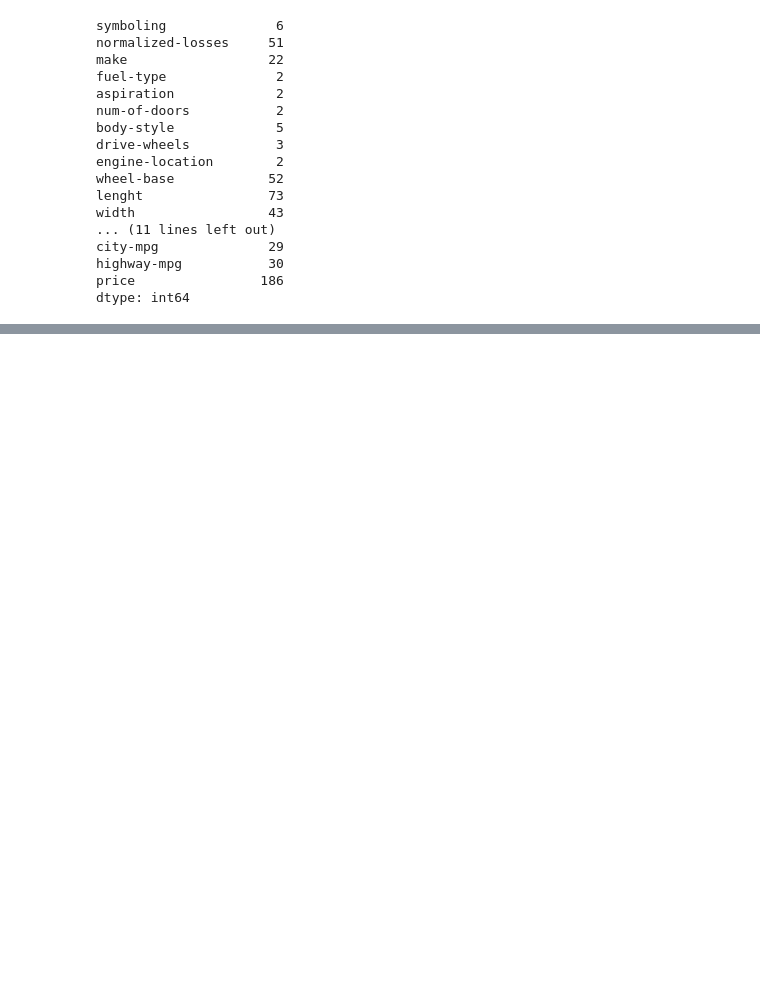
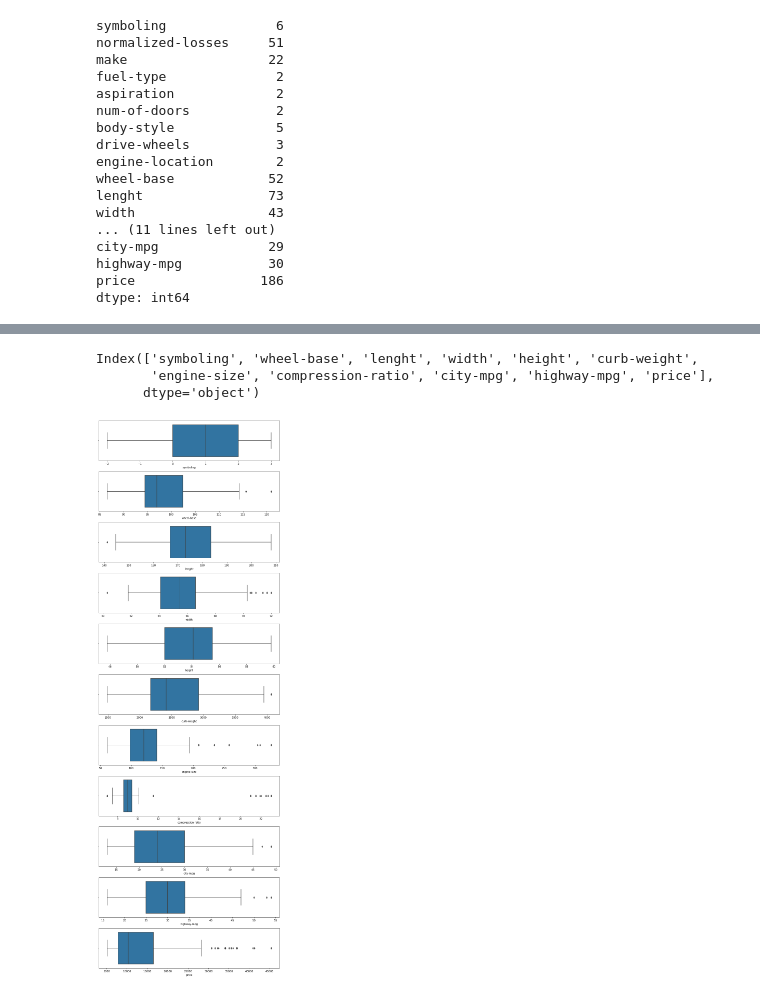
Before and after one commit to IgorEisenlohr/Car-price, a Jupyter notebook: car_prices.ipynb, the cells around one changed output, grey strips where cells are left out. Drawn from its saved outputs; the diff is of its cells as text; code cells hidden in the pictures; blank space fills up the shorter version.

```diff
--- a/car_prices.ipynb
+++ b/car_prices.ipynb
@@ -156,0 +144,3 @@ df.describe().T
+# %%
+numeric_columns = df.describe().columns
+df.describe().T
@@ -156,0 +160,14 @@ df.describe().T
+# %%
+numeric_columns
+# %% [output]
+Index(['symboling', 'wheel-base', 'lenght', 'width', 'height', 'curb-weight',
+       'engine-size', 'compression-ratio', 'city-mpg', 'highway-mpg', 'price'],
+      dtype='object')
+# %%
+plt.figure(figsize=(10,30))
+for n_col, i in zip(numeric_columns, range(1,len(numeric_columns)+1)):
+    plt.subplot(len(numeric_columns),1,i)
+    sns.boxplot(x=n_col, data=df)
+    plt.tight_layout()
+# %% [output]
+[figure, added]
```
Also changed, not shown: parts of 6 cells of this notebook.
